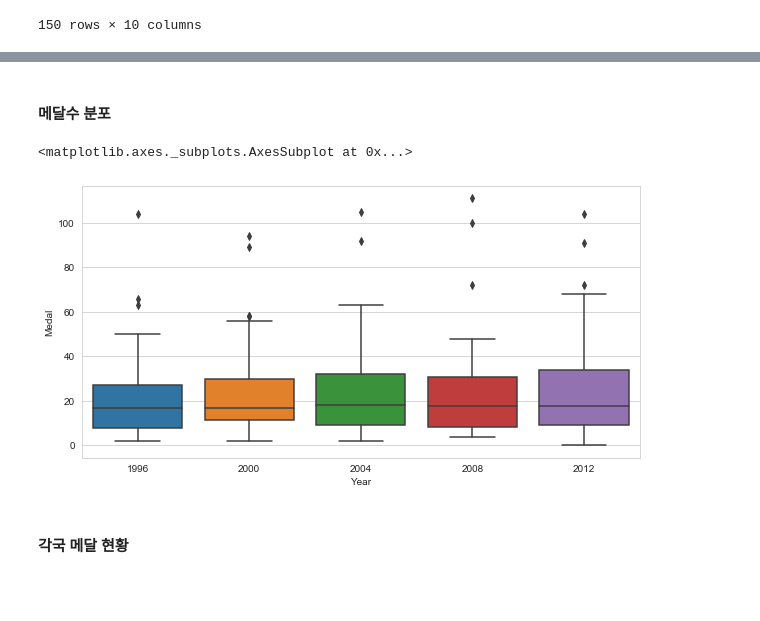
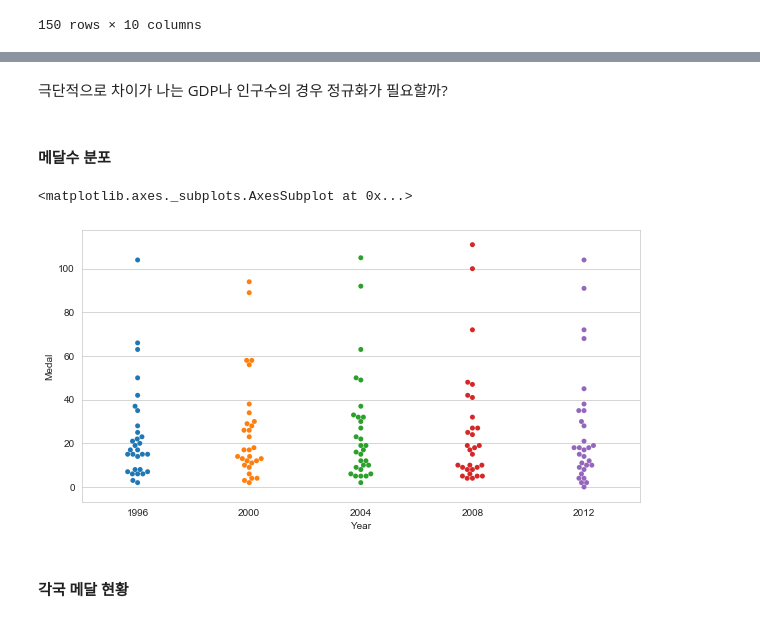
Before and after one commit to hogoood/my_own_project, a Jupyter notebook: Olympic Medals.ipynb, the cells around one changed output, grey strips where cells are left out. Drawn from its saved outputs; the diff is of its cells as text; code cells hidden in the pictures; blank space fills up the shorter version.

Commit message:
Add EDA visualizations

```diff
--- a/Olympic Medals.ipynb
+++ b/Olympic Medals.ipynb
@@ -1508,11 +1513,13 @@ train
+# %% [markdown]
+극단적으로 차이가 나는 GDP나  인구수의 경우 정규화가 필요할까?
 # %% [markdown]
 #### 메달수 분포
 # %%
 plt.figure(figsize = (10, 5))
-sns.boxplot(data = train, x = 'Year', y = 'Medal')
+sns.swarmplot(data = train, x = 'Year', y = 'Medal')
 # %% [output]
 <matplotlib.axes._subplots.AxesSubplot at 0x...>
-[figure, old version]
+[figure, new version]
 # %% [markdown]
 #### 각국 메달 현황
 # %%
```
Also changed, not shown: parts of 15 cells of this notebook.
